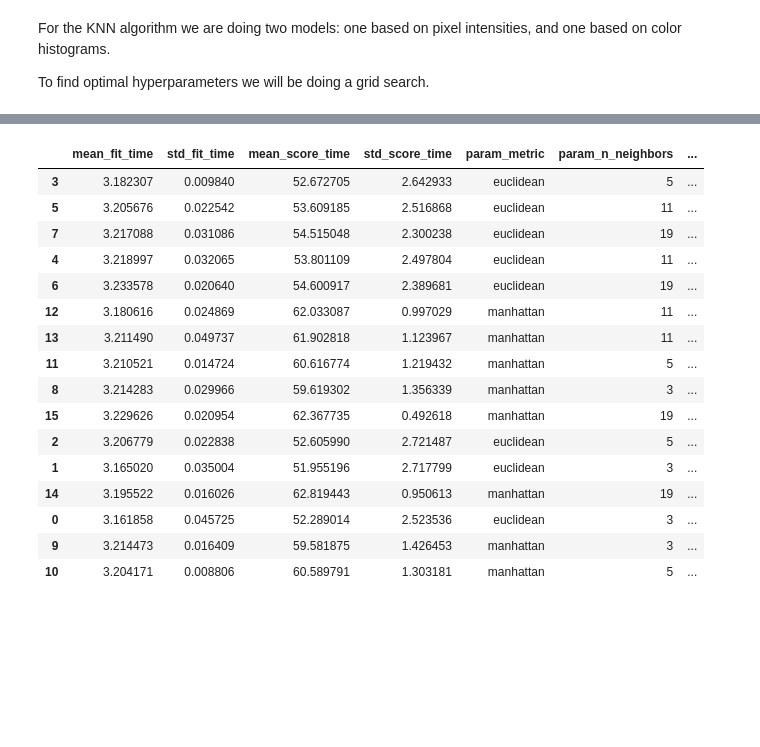
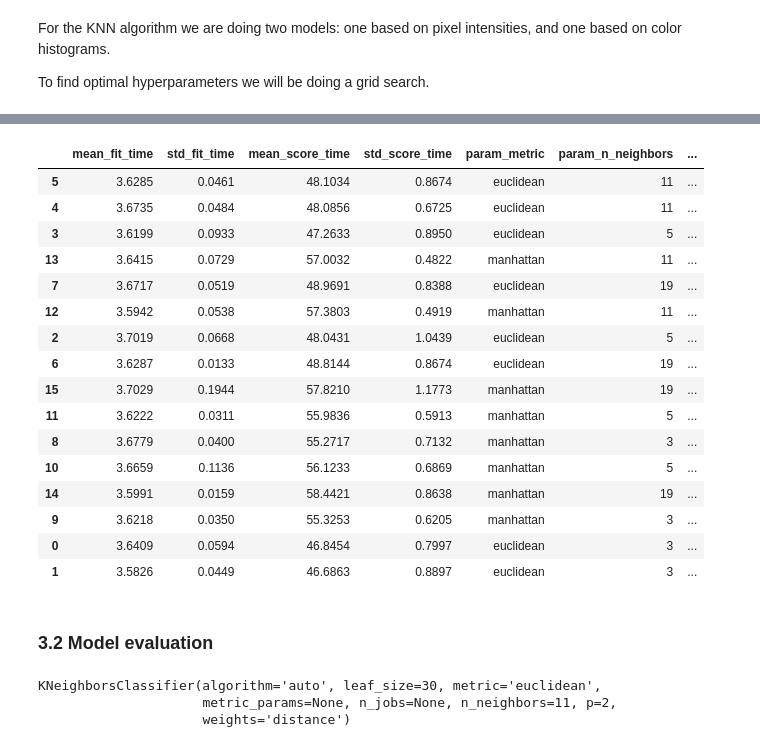
Before and after one commit to tomassams/tdt4173-machine-learning-project, a Jupyter notebook: project_notebook_knn.ipynb, the cells around one changed output, grey strips where cells are left out. Cells and saved outputs as stored; diff of their text form; code cells hidden in the pictures; blank space fills up the shorter version.

```diff
--- a/project_notebook_knn.ipynb
+++ b/project_notebook_knn.ipynb
@@ -221,7 +253,7 @@ def plot_confusion_matrix(cm,
 """
     Collect all our image paths
 """
-img_paths = list(imutils.paths.list_images('data/raw'))
+img_paths = list(paths.list_images('data/raw'))
 
 # Print first 10 to see if they make sense
 img_paths[:10]
@@ -375,4 +405,4 @@ grid_params = {
 """
     Split our dataset into training (80%) and testing (20%)
 """
-x_train_raw_pixels, x_test_raw_pixels, y_train_raw_pixels, y_test_raw_pixels = train_test_split(data_raw_pixels, data_labels, test_size=0.25, random_state=42, stratify=data_labels)
+x_train_raw_pixels, x_test_raw_pixels, y_train_raw_pixels, y_test_raw_pixels = train_test_split(data_raw_pixels, data_labels, test_size=0.2, random_state=42, stratify=data_labels)
@@ -379,9 +411,12 @@ x_train_raw_pixels, x_test_raw_pixels, y_train_raw_pixels, y_test_raw_pixels = t
 # %%
 """
     Perform a grid search to find optimal hyperparameters
+
+    Uses K-Fold Cross Validation with 5 folds.
+    We will use the actual test set later for predicting on entirely unseen data for the model.
 """
 print("Performing grid search on pixel intensity based features")
-gs_rp = GridSearchCV(estimator=KNeighborsClassifier(), cv=3, param_grid=grid_params, verbose = 1, n_jobs = -1)
+gs_rp = GridSearchCV(estimator=KNeighborsClassifier(), cv=5, param_grid=grid_params, verbose = 1, n_jobs = -1)
 gs_results_rp = gs_rp.fit(x_train_raw_pixels, y_train_raw_pixels)
 # %% [output]
 Performing grid search on pixel intensity based features
@@ -411,31 +447,47 @@ Best performing raw pixels model got 63.38% acc with params: {'metric': 'euclide
 # %%
 """
     Output the results table
 """
+gs_path = 'results/knn_pixel_intensity/knn_pixel_intensity_gridsearch.csv'
+
 df_rp = pd.DataFrame(gs_rp.cv_results_).sort_values('rank_test_score')
-df_rp.to_csv('results/knn_pixel_intensity/knn_pixel_intensity_gridsearch.csv', sep=';')
+df_rp = df_rp.round(4)
+df_rp.to_csv(gs_path, sep=';')
 
 if RunningInCOLAB:
-    files.download('results/knn_pixel_intensity/knn_pixel_intensity_gridsearch.csv')
+    files.download(gs_path)
 
 df_rp
 # %% [output]
 [interactive output not drawn]
 [interactive output not drawn]
 |  | mean_fit_time | std_fit_time | mean_score_time | std_score_time | param_metric | param_n_neighbors | ... |
-| 3 | 3.182307 | 0.009840 | 52.672705 | 2.642933 | euclidean | 5 | ... |
-| 5 | 3.205676 | 0.022542 | 53.609185 | 2.516868 | euclidean | 11 | ... |
-| 7 | 3.217088 | 0.031086 | 54.515048 | 2.300238 | euclidean | 19 | ... |
-| 4 | 3.218997 | 0.032065 | 53.801109 | 2.497804 | euclidean | 11 | ... |
-| 6 | 3.233578 | 0.020640 | 54.600917 | 2.389681 | euclidean | 19 | ... |
-| 12 | 3.180616 | 0.024869 | 62.033087 | 0.997029 | manhattan | 11 | ... |
-| 13 | 3.211490 | 0.049737 | 61.902818 | 1.123967 | manhattan | 11 | ... |
-| 11 | 3.210521 | 0.014724 | 60.616774 | 1.219432 | manhattan | 5 | ... |
-| 8 | 3.214283 | 0.029966 | 59.619302 | 1.356339 | manhattan | 3 | ... |
-| 15 | 3.229626 | 0.020954 | 62.367735 | 0.492618 | manhattan | 19 | ... |
-| 2 | 3.206779 | 0.022838 | 52.605990 | 2.721487 | euclidean | 5 | ... |
-| 1 | 3.165020 | 0.035004 | 51.955196 | 2.717799 | euclidean | 3 | ... |
-| 14 | 3.195522 | 0.016026 | 62.819443 | 0.950613 | manhattan | 19 | ... |
-| 0 | 3.161858 | 0.045725 | 52.289014 | 2.523536 | euclidean | 3 | ... |
-| 9 | 3.214473 | 0.016409 | 59.581875 | 1.426453 | manhattan | 3 | ... |
-| 10 | 3.204171 | 0.008806 | 60.589791 | 1.303181 | manhattan | 5 | ... |
+| 5 | 3.6285 | 0.0461 | 48.1034 | 0.8674 | euclidean | 11 | ... |
+| 4 | 3.6735 | 0.0484 | 48.0856 | 0.6725 | euclidean | 11 | ... |
+| 3 | 3.6199 | 0.0933 | 47.2633 | 0.8950 | euclidean | 5 | ... |
+| 13 | 3.6415 | 0.0729 | 57.0032 | 0.4822 | manhattan | 11 | ... |
+| 7 | 3.6717 | 0.0519 | 48.9691 | 0.8388 | euclidean | 19 | ... |
+| 12 | 3.5942 | 0.0538 | 57.3803 | 0.4919 | manhattan | 11 | ... |
+| 2 | 3.7019 | 0.0668 | 48.0431 | 1.0439 | euclidean | 5 | ... |
+| 6 | 3.6287 | 0.0133 | 48.8144 | 0.8674 | euclidean | 19 | ... |
+| 15 | 3.7029 | 0.1944 | 57.8210 | 1.1773 | manhattan | 19 | ... |
+| 11 | 3.6222 | 0.0311 | 55.9836 | 0.5913 | manhattan | 5 | ... |
+| 8 | 3.6779 | 0.0400 | 55.2717 | 0.7132 | manhattan | 3 | ... |
+| 10 | 3.6659 | 0.1136 | 56.1233 | 0.6869 | manhattan | 5 | ... |
+| 14 | 3.5991 | 0.0159 | 58.4421 | 0.8638 | manhattan | 19 | ... |
+| 9 | 3.6218 | 0.0350 | 55.3253 | 0.6205 | manhattan | 3 | ... |
+| 0 | 3.6409 | 0.0594 | 46.8454 | 0.7997 | euclidean | 3 | ... |
+| 1 | 3.5826 | 0.0449 | 46.6863 | 0.8897 | euclidean | 3 | ... |
+# %% [markdown]
+### 3.2 Model evaluation
+# %%
+"""
+    If we are re-running the notebook, and want to avoid doing the whole grid search again,
+    this cell creates the KNN models with the previously found top ranking hyperparameters.
+"""
+best_model_rp = KNeighborsClassifier(n_neighbors=11, metric='euclidean', weights='distance')
+best_model_rp.fit(x_train_raw_pixels, y_train_raw_pixels)
+# %% [output]
+KNeighborsClassifier(algorithm='auto', leaf_size=30, metric='euclidean',
+                     metric_params=None, n_jobs=None, n_neighbors=11, p=2,
+                     weights='distance')
```
Also changed, not shown: parts of 25 cells of this notebook.
